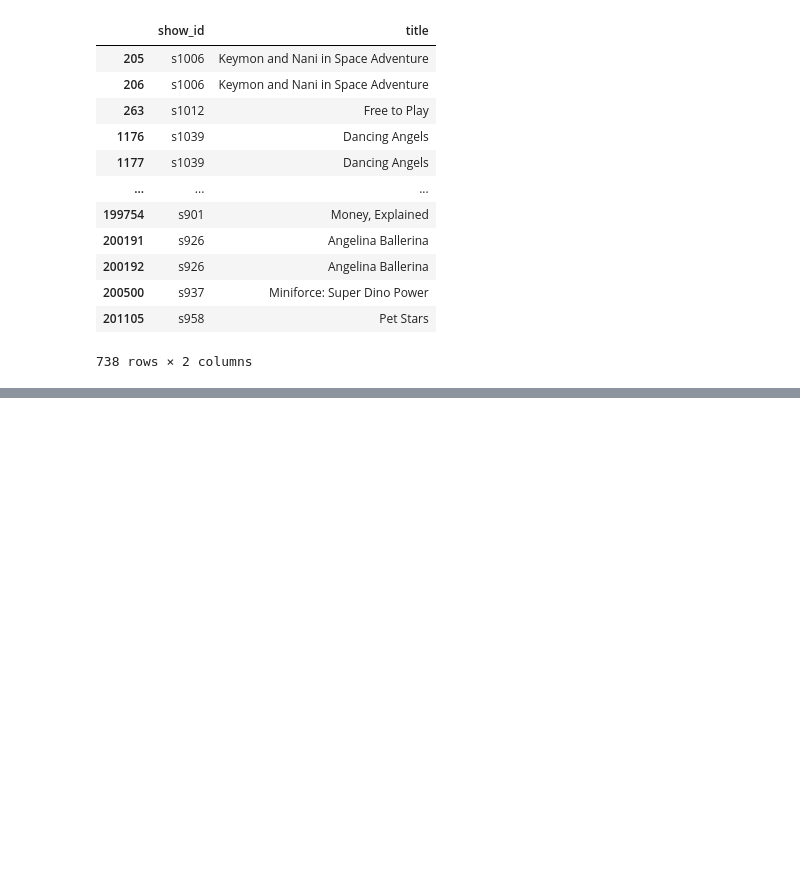
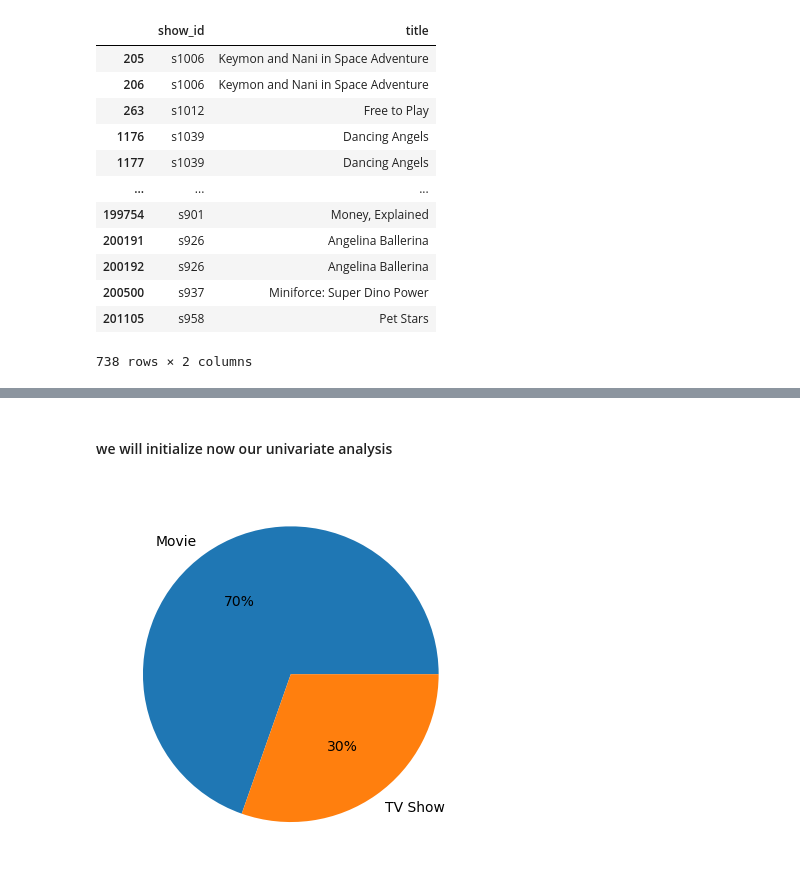
Before and after one commit to Grey-hatcoder/My-Coding-files, a Jupyter notebook: Netflix_Business_Case_Study.ipynb, the cells around one changed output, grey strips where cells are left out. Drawn from its saved outputs; the diff is of its cells as text; code cells hidden in the pictures; blank space fills up the shorter version.

```diff
--- a/Netflix_Business_Case_Study.ipynb
+++ b/Netflix_Business_Case_Study.ipynb
@@ -519,3 +519,5 @@ df[((df.cast.isna()) & (df.director.isna()))][['show_id','title']]
 738 rows × 2 columns
 # %%
 df.groupby('director')[['title','director','cast']]
+s = pd.to_datetime(df.date_added, dayfirst=True)
+df['date_added'] = s
@@ -559,0 +554,8 @@ s = df.groupby("type").agg({'show_id':"nunique"})
+# %% [markdown]
+#### we will initialize now our univariate analysis
+# %%
+s = df.groupby('type')['show_id'].nunique()
+plt.pie(s,labels=s.index, autopct='%.0f%%' )
+plt.show()
+# %% [output]
+[figure, added]
```
Also changed, not shown: parts of 17 cells of this notebook.
